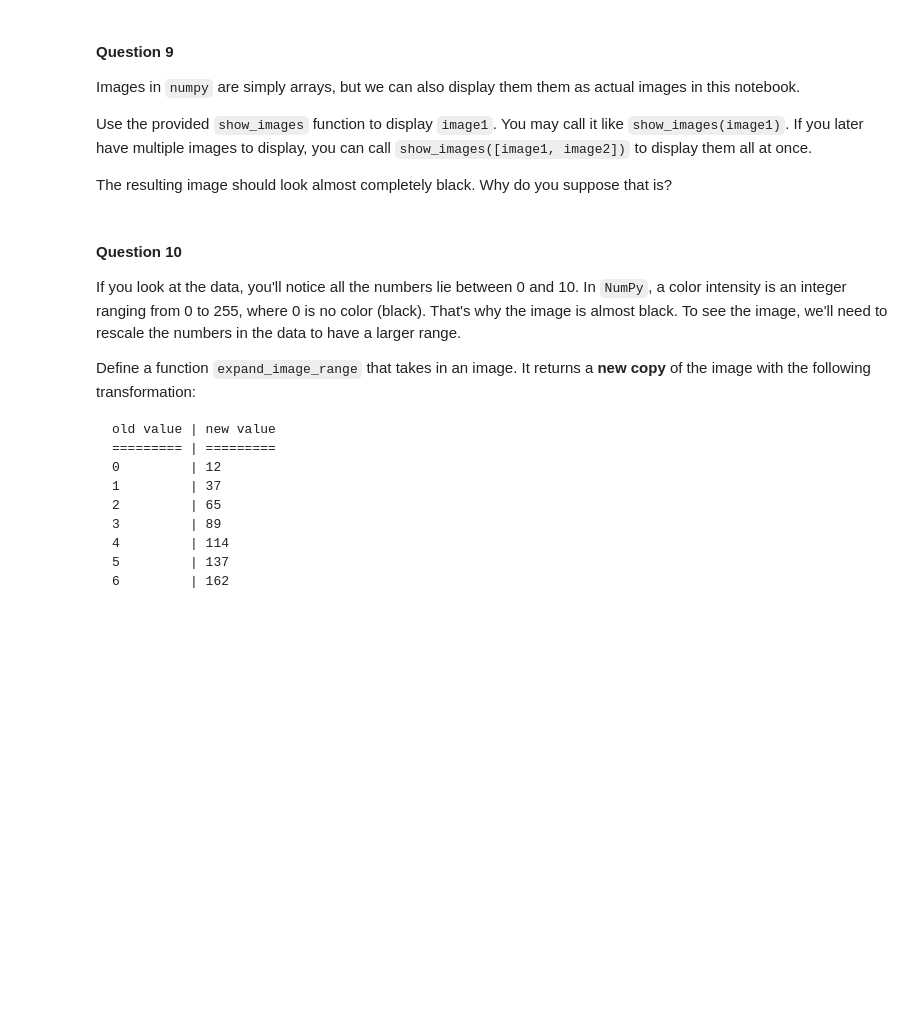
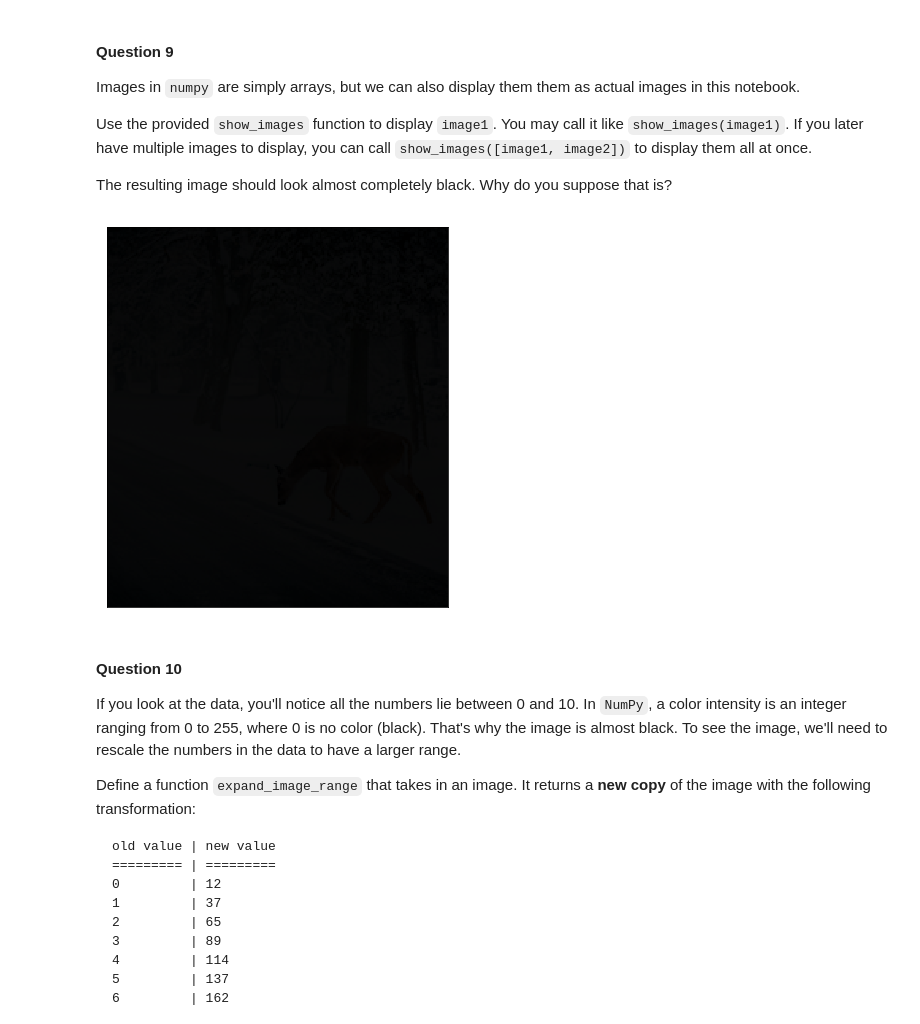
Before and after one commit to HaotianYu123/HaotianYu123.github.io, a Jupyter notebook: Assignments/HaotianYu_Assignment1.ipynb, the cells around one changed output. Cells and saved outputs as stored; diff of their text form; code cells hidden in the pictures; blank space fills up the shorter version.

```diff
--- a/Assignments/HaotianYu_Assignment1.ipynb
+++ b/Assignments/HaotianYu_Assignment1.ipynb
@@ -593,16 +609,23 @@ returning so that `numpy` will recognize the array represents an image.
 Once you've defined the function, set `image1` to the result of calling
 `lines_to_image` on `file1`.
 # %%
+#l=list(map(lambda x: list(map(int(x).split())),ff))
+
 def lines_to_image(file_lines):
-    arr=[]
-    for line in lines:
-        if line (n_rows, n_cols, 3)
-        arr.append(line)
-    ...
-    image_array = ...
+    ll=[]
+    ff=file_lines[1:]
+    for line in ff:
+        line=line.split()
+        ll.append(list(line))
+    l=list(ll)
+
+    r=file_lines[0].split()[0]
+    n=file_lines[0].split()[1]
+    arr=np.array(l)
+    image_array =arr.reshape(int(r),int(n),3)
     # Make sure to call astype like this on the 3-dimensional array
     # you produce, before returning it.
     return image_array.astype(np.uint8)
 
-image1 = ...
+image1 = lines_to_image(file1)
 image1.shape
@@ -653,7 +684,9 @@ def show_images(images, ncols=2, figsize=(10, 7), **kwargs):
         show_image(image, axis)
 # %%
 # Show image1 here:
-...
+show_images(image1)
+# %% [output]
+[figure, added]
 # %% [markdown]
 #### Question 10
 
```
Also changed, not shown: parts of 20 cells of this notebook.
